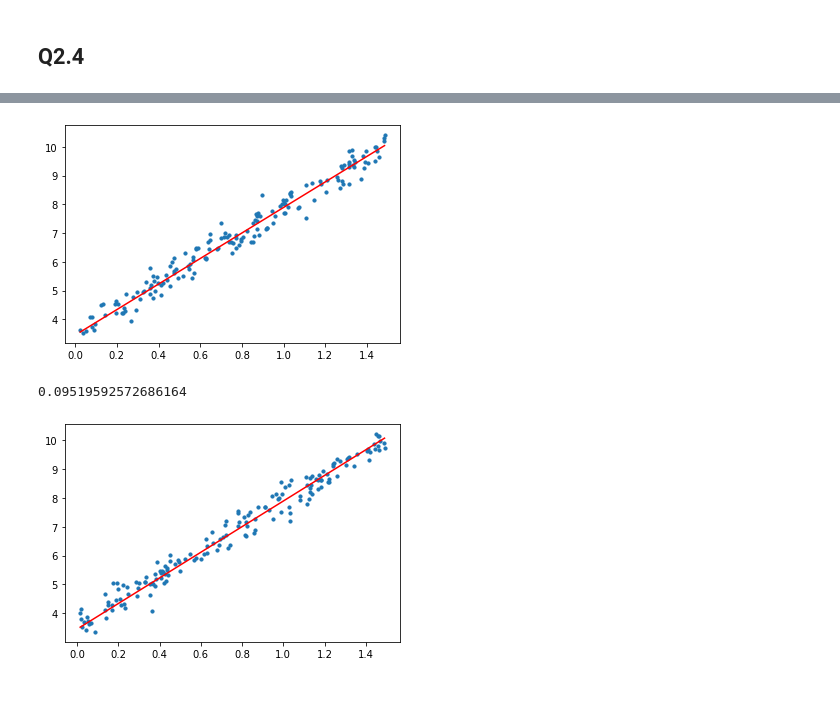
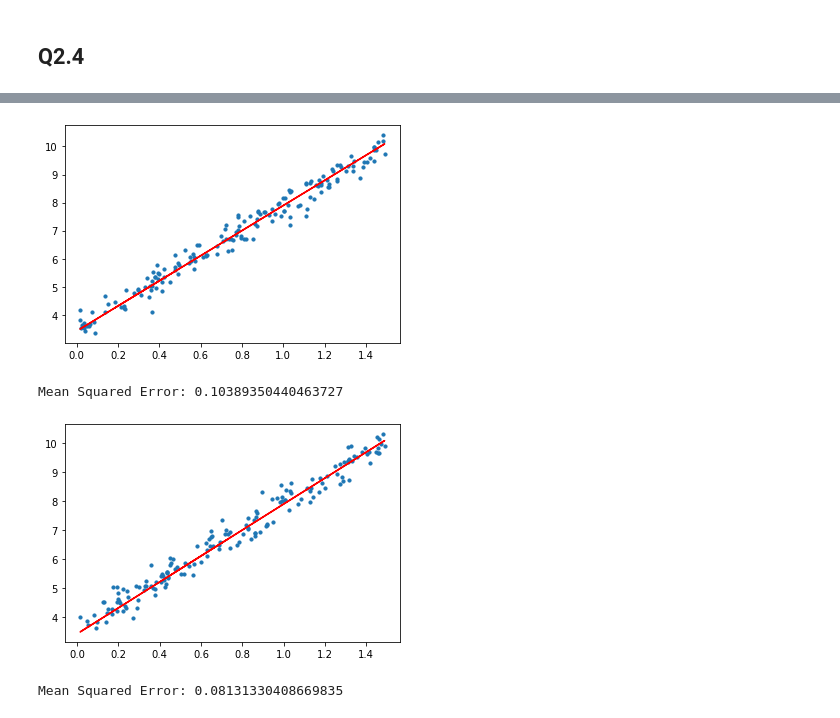
Before and after one commit to yuhehao/CS182_hw, a Jupyter notebook: cs182_hw2/coding/hw2_coding.ipynb, the cells around one changed output, grey strips where cells are left out. Saved outputs shown, nothing was run; the diff lists cells and outputs as text; code cells hidden in the pictures.

Commit message:
add cross validation

```diff
--- a/cs182_hw2/coding/hw2_coding.ipynb
+++ b/cs182_hw2/coding/hw2_coding.ipynb
@@ -322,6 +322,7 @@ For the rest of the assignment, we will use the other dataset named **dataset2.c
 # %% [markdown]
 ## Q2.2
 # %%
+
 ### YOUR CODE HERE - Load dataset2.csv and split into 3 equal sets
 data2 = pd.read_csv('dataset2.csv', header=None)
 data2 = data2.iloc[:, :-1]
@@ -331,6 +332,15 @@ train2, valid2, test2 = np.split(data2, [int(.33*len(data2)), int(.66*len(data2)
 train2.sort_values(by=[0], inplace=True)
 valid2.sort_values(by=[0], inplace=True)
 test2.sort_values(by=[0], inplace=True)
+# a function to merge split training set and valid set and return new training set and valid set.
+len_train2 = len(train2)
+def resplit(train2,valid2):
+    tmp = np.vstack((train2,valid2))
+    np.random.shuffle(tmp)
+    train2 = pd.DataFrame(tmp[:len_train2])
+    valid2 = pd.DataFrame(tmp[len_train2:])
+    return train2, valid2
+# resplit(train2,valid2)
 # %% [markdown]
 Plot the data below to see what it looks like
 # %% [markdown]
@@ -382,43 +392,66 @@ import random
 ## preparation
 e = 1e-8
 alpha = 1e-4
-train2_x = np.array(train2[0])
-train2_y = np.array(train2[1])
-valid2_x = np.array(valid2[0])
-valid2_y = np.array(valid2[1])
-test2_x = np.array(test2[0])
-test2_y = np.array(test2[1])
-
-b = np.mean(train2_y)/2
-def Mse(x,y,m):
+def divide_data(train2,valid2,test2):
+    train2_x = np.array(train2[0])
+    train2_y = np.array(train2[1])
+    valid2_x = np.array(valid2[0])
+    valid2_y = np.array(valid2[1])
+    test2_x = np.array(test2[0])
+    test2_y = np.array(test2[1])
+    return train2_x, train2_y, valid2_x, valid2_y, test2_x, test2_y
+def compute_b(train2_y):
+    b = np.mean(train2_y)/2
+    return b
+def Mse(x,y,m,b):
     add = 0.0
     for i in range(len(x)):
         add += (y[i]-m*x[i]-b)**2
     return add/len(x)
-def dj(x,y,m):
+def dj(x,y,m,b):
     add = 0.0
     for i in range(len(x)):
         add += (-2)*(y[i]-m*x[i]-b)*(x[i])
     return add/len(x)
 ##
-m = 10*random.random()#4.45
-
+list_m =[]
+list_b =[]
+N = 400
+i = 0
 while True:
-    last = m
-    m = m - alpha*dj(train2_x,train2_y,m)
-    # print(m)
-    if (np.abs(Mse(train2_x,train2_y,last)-Mse(train2_x,train2_y,m)) < e):
+    m = 10*random.random()#4.45
+    train2_x, train2_y, valid2_x, valid2_y, test2_x, test2_y = divide_data(train2,valid2,test2)
+    b = compute_b(train2_y)
+    list_b.append(b)
+    while True:
+        last = m
+        m = m - alpha*dj(train2_x,train2_y,m,b)
+        # print(m)
+        if (np.abs(Mse(train2_x,train2_y,last,b)-Mse(train2_x,train2_y,m,b)) < e):
+            break
+    list_m.append(m)
+    train2,valid2 = resplit(train2,valid2)
+    i += 1
+    if (i > N):
         break
-
-### YOUR CODE HERE - Calculate the mean squared error on both training and validation set and plot the results.
-print("Mean Squared Error: {}".format(Mse(train2_x,train2_y,m)))
+m = np.mean(list_m)
+b = np.mean(list_b)
+### YOUR CODE HERE - Calculate the mean squared error on both training set and valid set and plot the results.
+print("Mean Squared Error: {}".format(Mse(train2_x,train2_y,m,b)))
 pred_train_y_2 = train2_x*m+b
 plt.scatter(train2_x, train2_y, s=10)
 plt.plot(train2_x, pred_train_y_2, color='r')
 plt.show()
-print("Mean Squared Error: {}".format(Mse(valid2_x,valid2_y,m)))
+print("Mean Squared Error: {}".format(Mse(valid2_x,valid2_y,m,b)))
 pred_valid_y_2 = valid2_x*m+b
 plt.scatter(valid2_x, valid2_y, s=10)
 plt.plot(valid2_x, pred_valid_y_2, color='r')
 plt.show()
+
+### YOUR CODE HERE - Calculate the mean squared error on testing set and plot the results.
+print("Mean Squared Error: {}".format(Mse(test2_x,test2_y,m,b)))
+pred_test_y_2 = test2_x*m+b
+plt.scatter(test2_x, test2_y, s=10)
+plt.plot(test2_x, pred_test_y_2, color='r')
+plt.show()
 # %% [output]
@@ -426,3 +459,4 @@ plt.show()
-[figure, old version]
+[figure, new version]
-0.09519592572686164
+Mean Squared Error: 0.10389350440463727
-[figure, old version]
+[figure, new version]
+Mean Squared Error: 0.08131330408669835
```
Also changed, not shown: parts of 2 cells of this notebook.
